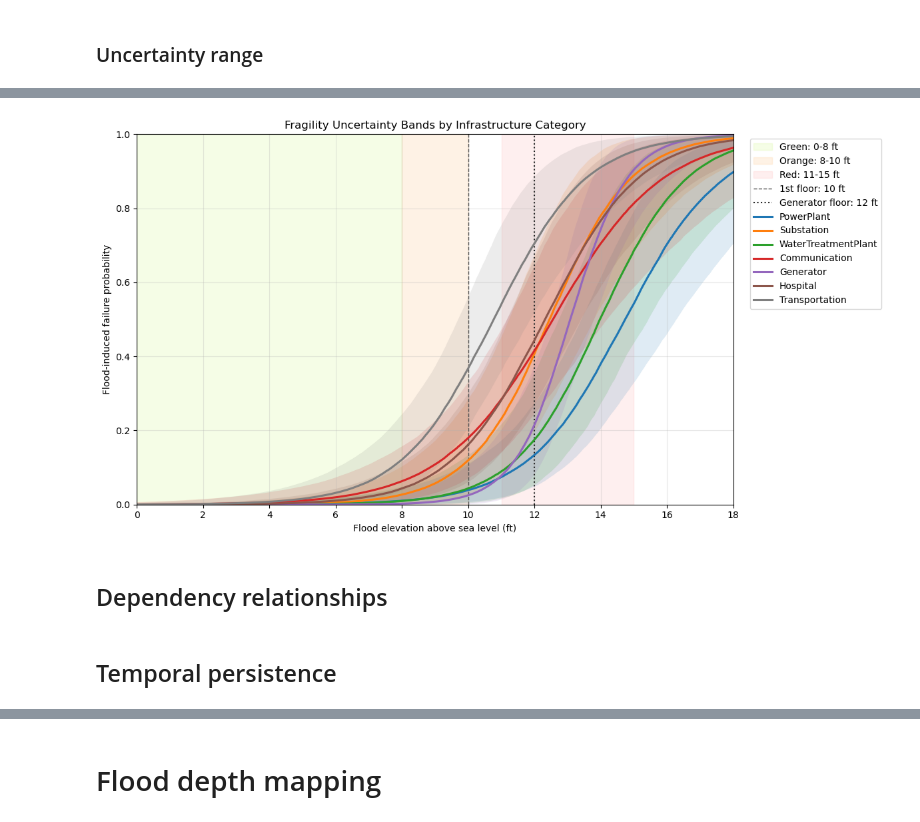
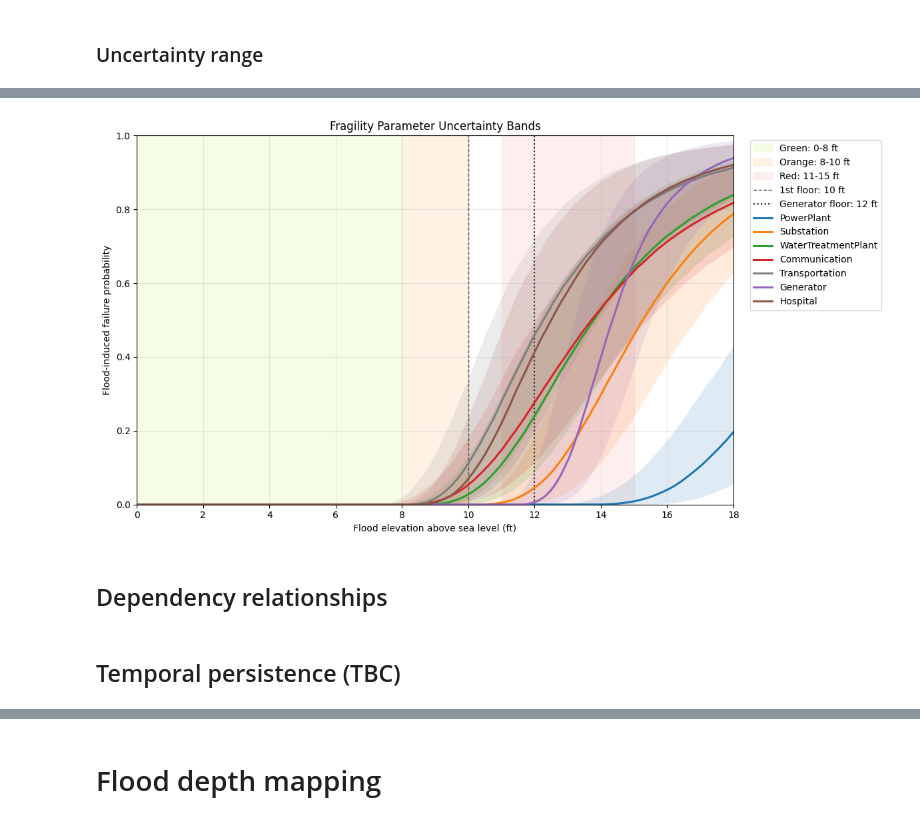
Before and after one commit to Sealxuyh/HCI-nexus, a Jupyter notebook: code/HealthPark.ipynb, the cells around one changed output, grey strips where cells are left out. Saved outputs shown, nothing was run; the diff lists cells and outputs as text; code cells hidden in the pictures.

Commit message:
update fragility curves

```diff
--- a/code/HealthPark.ipynb
+++ b/code/HealthPark.ipynb
@@ -746,16 +747,12 @@ category_uncertainty_summary.head()
 # %%
-# ---------------------------------------------------------------------
-# Plot category-level uncertainty bands
-# ---------------------------------------------------------------------
-
 category_order = [
     "PowerPlant",
     "Substation",
     "WaterTreatmentPlant",
     "Communication",
+    "Transportation",
     "Generator",
     "Hospital",
-    "Transportation",
 ]
 
 category_colors = {
@@ -763,63 +760,59 @@ category_colors = {
     "Substation": "#ff7f0e",
     "WaterTreatmentPlant": "#2ca02c",
     "Communication": "#d62728",
+    "Transportation": "#7f7f7f",
     "Generator": "#9467bd",
     "Hospital": "#8c564b",
-    "Transportation": "#7f7f7f",
 }
 
 plt.figure(figsize=(12, 6.5))
 
-# HealthPark scenario bands
 plt.axvspan(0, 8, color="#d9f99d", alpha=0.25, label="Green: 0-8 ft")
 plt.axvspan(8, 10, color="#fed7aa", alpha=0.30, label="Orange: 8-10 ft")
 plt.axvspan(11, 15, color="#fecaca", alpha=0.30, label="Red: 11-15 ft")
-
-# Reference elevations from the HealthPark note
 plt.axvline(10, color="#555555", linestyle="--", linewidth=1, label="1st floor: 10 ft")
 plt.axvline(12, color="#222222", linestyle=":", linewidth=1.5, label="Generator floor: 12 ft")
 
 for category in category_order:
-    df = (
-        category_uncertainty_summary[
-            category_uncertainty_summary["node_category"] == category
+    df_category = (
+        fragility_uncertainty_summary[
+            fragility_uncertainty_summary["node_category"] == category
         ]
-        .sort_values("storm_surge_ft")
+        .sort_values("flood_elevation_ft")
     )
 
-    x = df["storm_surge_ft"].to_numpy(dtype=float)
-    p05 = df["p05"].to_numpy(dtype=float)
-    p50 = df["p50"].to_numpy(dtype=float)
-    p95 = df["p95"].to_numpy(dtype=float)
+    x = df_category["flood_elevation_ft"].to_numpy()
+    p05 = df_category["p05"].to_numpy()
+    p50 = df_category["p50"].to_numpy()
+    p95 = df_category["p95"].to_numpy()
 
     plt.fill_between(
         x,
         p05,
         p95,
         color=category_colors[category],
         alpha=0.14,
         linewidth=0,
     )
-
     plt.plot(
         x,
         p50,
         color=category_colors[category],
         linewidth=2.2,
         label=category,
     )
 
 plt.xlabel("Flood elevation above sea level (ft)")
 plt.ylabel("Flood-induced failure probability")
-plt.title("Fragility Uncertainty Bands by Infrastructure Category")
+plt.title("Fragility Parameter Uncertainty Bands")
 plt.ylim(0, 1)
 plt.xlim(0, 18)
 plt.grid(True, alpha=0.3)
 plt.legend(bbox_to_anchor=(1.02, 1), loc="upper left")
 plt.tight_layout()
 plt.show()
 # %% [output]
-[figure, old version]
+[figure, new version]
 # %% [markdown]
 ## Dependency relationships
 # %%
@@ -959,4 +952,4 @@ def parent_caused_failure_probability(child, current_states, event_elapsed_days)
 
     raise ValueError(f"Unknown dependency type for {child}: {spec['type']}")
 # %% [markdown]
-## Temporal persistence
+## Temporal persistence (TBC)
```
Also changed, not shown: parts of 36 cells of this notebook, 1 other file.
